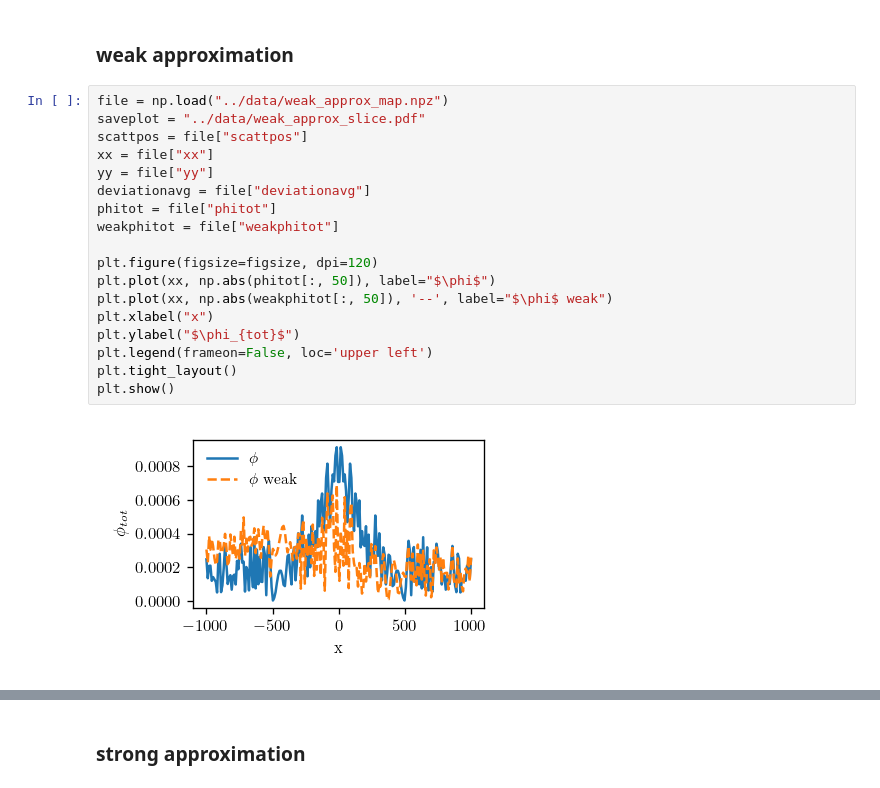
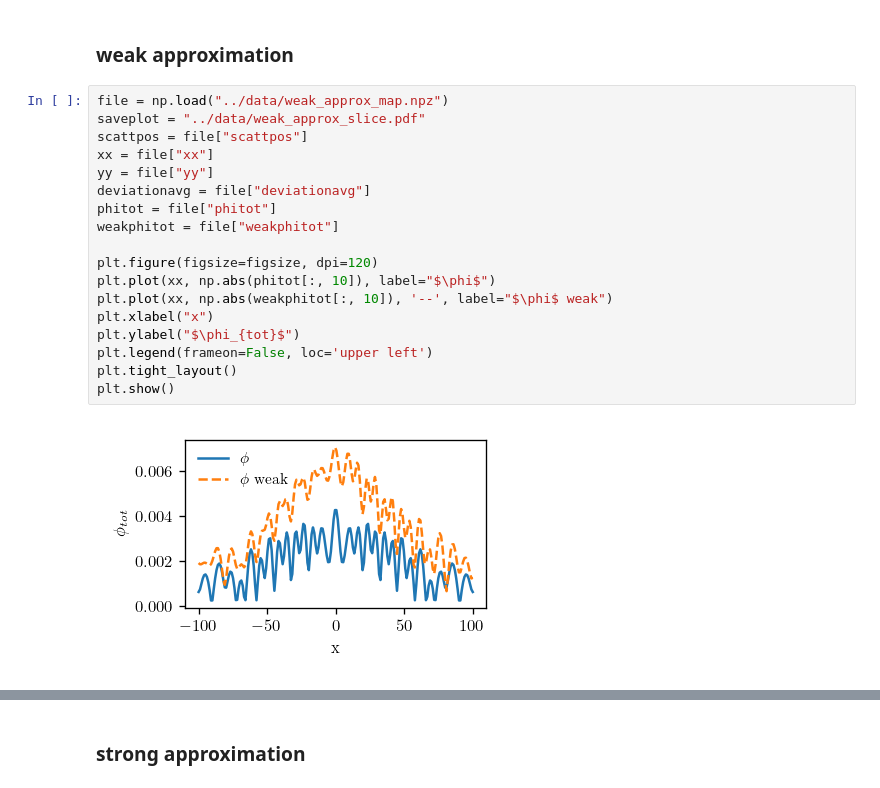
Before and after one commit to mekise/graph-theory-dda, a Jupyter notebook: notebooks/plot_paper.ipynb, the cells around one changed output, grey strips where cells are left out. Saved outputs shown, nothing was run; the diff lists cells and outputs as text.

```diff
--- a/notebooks/plot_paper.ipynb
+++ b/notebooks/plot_paper.ipynb
@@ -27,23 +27,23 @@ figsize_map = (figwidth, figwidth)
 # %%
 file = np.load("../data/weak_approx_map.npz")
 saveplot = "../data/weak_approx_slice.pdf"
 scattpos = file["scattpos"]
 xx = file["xx"]
 yy = file["yy"]
 deviationavg = file["deviationavg"]
 phitot = file["phitot"]
 weakphitot = file["weakphitot"]
 
 plt.figure(figsize=figsize, dpi=120)
-plt.plot(xx, np.abs(phitot[:, 50]), label="$\phi$")
-plt.plot(xx, np.abs(weakphitot[:, 50]), '--', label="$\phi$ weak")
+plt.plot(xx, np.abs(phitot[:, 10]), label="$\phi$")
+plt.plot(xx, np.abs(weakphitot[:, 10]), '--', label="$\phi$ weak")
 plt.xlabel("x")
 plt.ylabel("$\phi_{tot}$")
 plt.legend(frameon=False, loc='upper left')
 plt.tight_layout()
 plt.show()
 # %% [output]
-[figure, old version]
+[figure, new version]
 # %%
 file = np.load("../data/weak_approx_map.npz")
 saveplot = "../data/weak_approx_histo.pdf"
```
Also changed, not shown: parts of 5 cells of this notebook, 5 other files.
